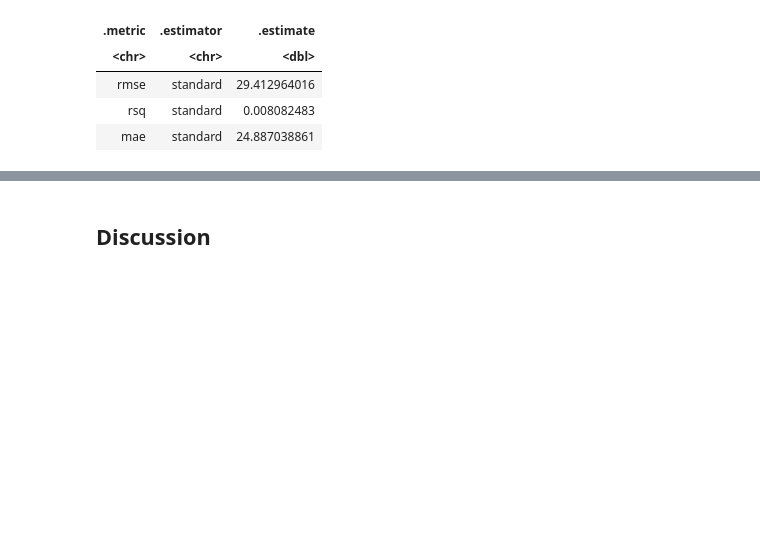
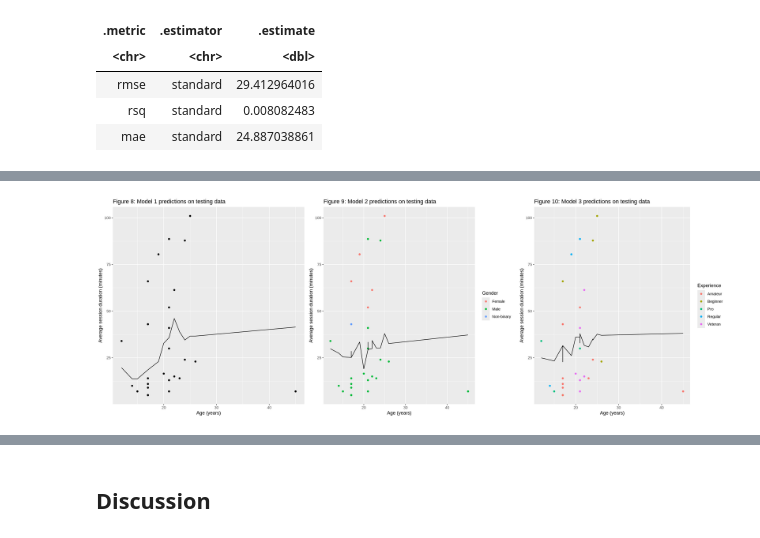
Before and after one commit to LearningMachine0/dsci100-project-group-006-21, a Jupyter notebook: dsci-100-project-group-006-21.ipynb, the cells around one changed output, grey strips where cells are left out. Saved outputs shown, nothing was run; the diff lists cells and outputs as text; code cells hidden in the pictures; blank space fills up the shorter version.

```diff
--- a/dsci-100-project-group-006-21.ipynb
+++ b/dsci-100-project-group-006-21.ipynb
@@ -408,0 +519,39 @@ A tibble: 3 × 3
+# %%
+# Model predictions against testing data
+options(repr.plot.width = 20)
+
+model1_testing_comparison <- model1_best_fit |>
+    predict(players_testing) |>
+    bind_cols(players_testing) |>
+    ggplot() +
+    geom_point(aes(x = Age, y = avg_session_duration)) +
+    geom_line(aes(x = Age, y = .pred)) +
+    labs(title = "Figure 8: Model 1 predictions on testing data",
+         x = "Age (years)",
+         y = "Average session duration (minutes)")
+
+model2_testing_comparison <- model2_best_fit |>
+    predict(players_testing) |>
+    bind_cols(players_testing) |>
+    ggplot() +
+    geom_point(aes(x = Age, y = avg_session_duration, color = gender)) +
+    geom_line(aes(x = Age, y = .pred)) +
+    labs(title = "Figure 9: Model 2 predictions on testing data",
+         x = "Age (years)",
+         y = "Average session duration (minutes)",
+         color = "Gender")
+
+model3_testing_comparison <- model3_best_fit |>
+    predict(players_testing) |>
+    bind_cols(players_testing) |>
+    ggplot() +
+    geom_point(aes(x = Age, y = avg_session_duration, color = experience)) +
+    geom_line(aes(x = Age, y = .pred)) +
+    labs(title = "Figure 10: Model 3 predictions on testing data",
+         x = "Age (years)",
+         y = "Average session duration (minutes)",
+         color = "Experience")
+
+plot_grid(model1_testing_comparison, model2_testing_comparison, model3_testing_comparison, ncol = 3)
+# %% [output]
+[figure, added]
```
Also changed, not shown: parts of 13 cells of this notebook.
